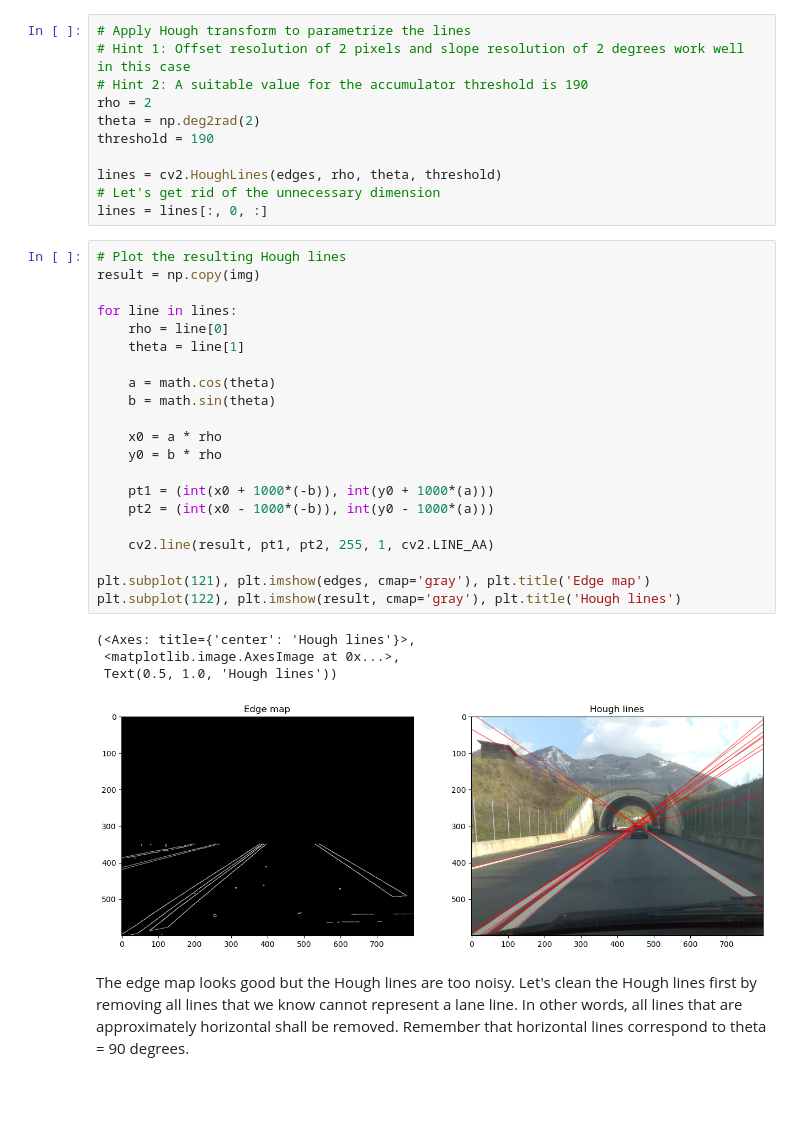
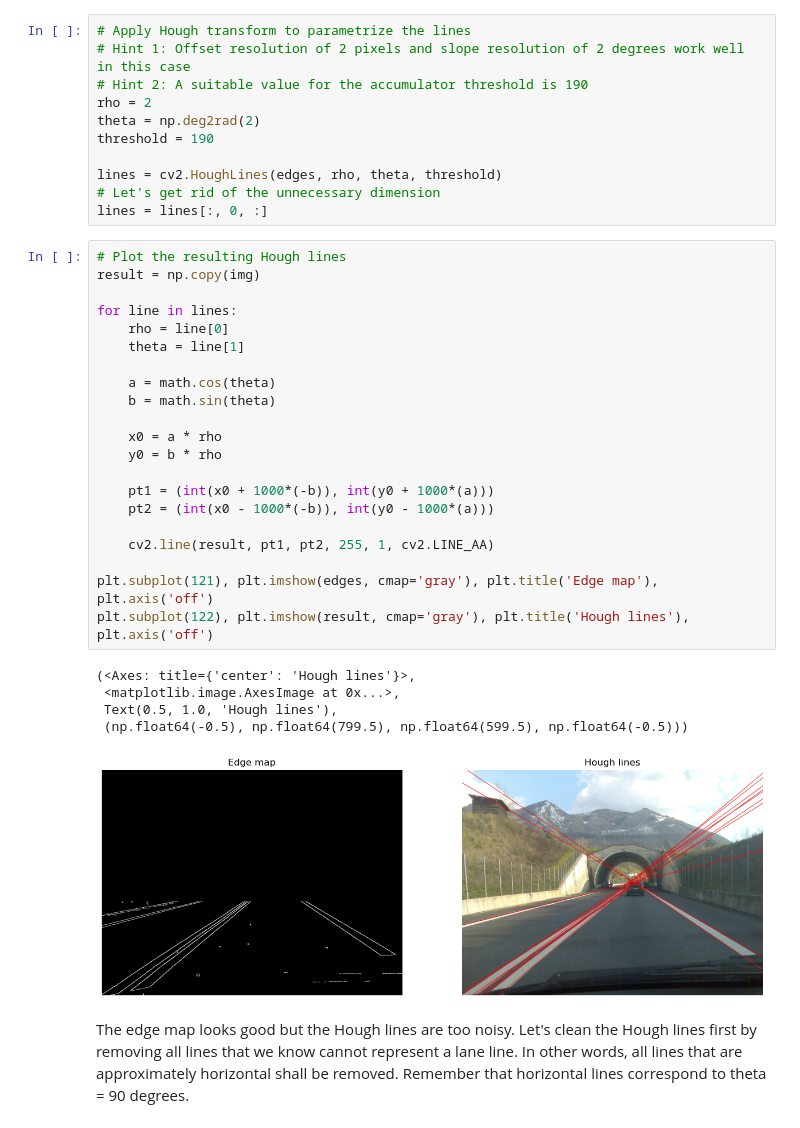
Before and after one commit to nastyabekesheva/ComputerVision, a Jupyter notebook: lab4/homework.ipynb, the cells around one changed output. Cells and saved outputs as stored; diff of their text form; blank space fills up the shorter version.

```diff
--- a/lab4/homework.ipynb
+++ b/lab4/homework.ipynb
@@ -57,29 +58,30 @@ lines = lines[:, 0, :]
 # %%
 # Plot the resulting Hough lines
 result = np.copy(img)
 
 for line in lines:
     rho = line[0]
     theta = line[1]
 
     a = math.cos(theta)
     b = math.sin(theta)
 
     x0 = a * rho
     y0 = b * rho
 
     pt1 = (int(x0 + 1000*(-b)), int(y0 + 1000*(a)))
     pt2 = (int(x0 - 1000*(-b)), int(y0 - 1000*(a)))
 
     cv2.line(result, pt1, pt2, 255, 1, cv2.LINE_AA)
 
-plt.subplot(121), plt.imshow(edges, cmap='gray'), plt.title('Edge map')
-plt.subplot(122), plt.imshow(result, cmap='gray'), plt.title('Hough lines')
+plt.subplot(121), plt.imshow(edges, cmap='gray'), plt.title('Edge map'), plt.axis('off')
+plt.subplot(122), plt.imshow(result, cmap='gray'), plt.title('Hough lines'), plt.axis('off')
 # %% [output]
 (<Axes: title={'center': 'Hough lines'}>,
  <matplotlib.image.AxesImage at 0x...>,
- Text(0.5, 1.0, 'Hough lines'))
+ Text(0.5, 1.0, 'Hough lines'),
+ (np.float64(-0.5), np.float64(799.5), np.float64(599.5), np.float64(-0.5)))
-[figure, old version]
+[figure, new version]
 # %% [markdown]
 The edge map looks good but the Hough lines are too noisy. Let's clean the Hough lines first by removing all lines that we know cannot represent a lane line. In other words, all lines that are approximately horizontal shall be removed. Remember that horizontal lines correspond to theta = 90 degrees.
 # %%
```
Also changed, not shown: parts of 3 cells of this notebook.
